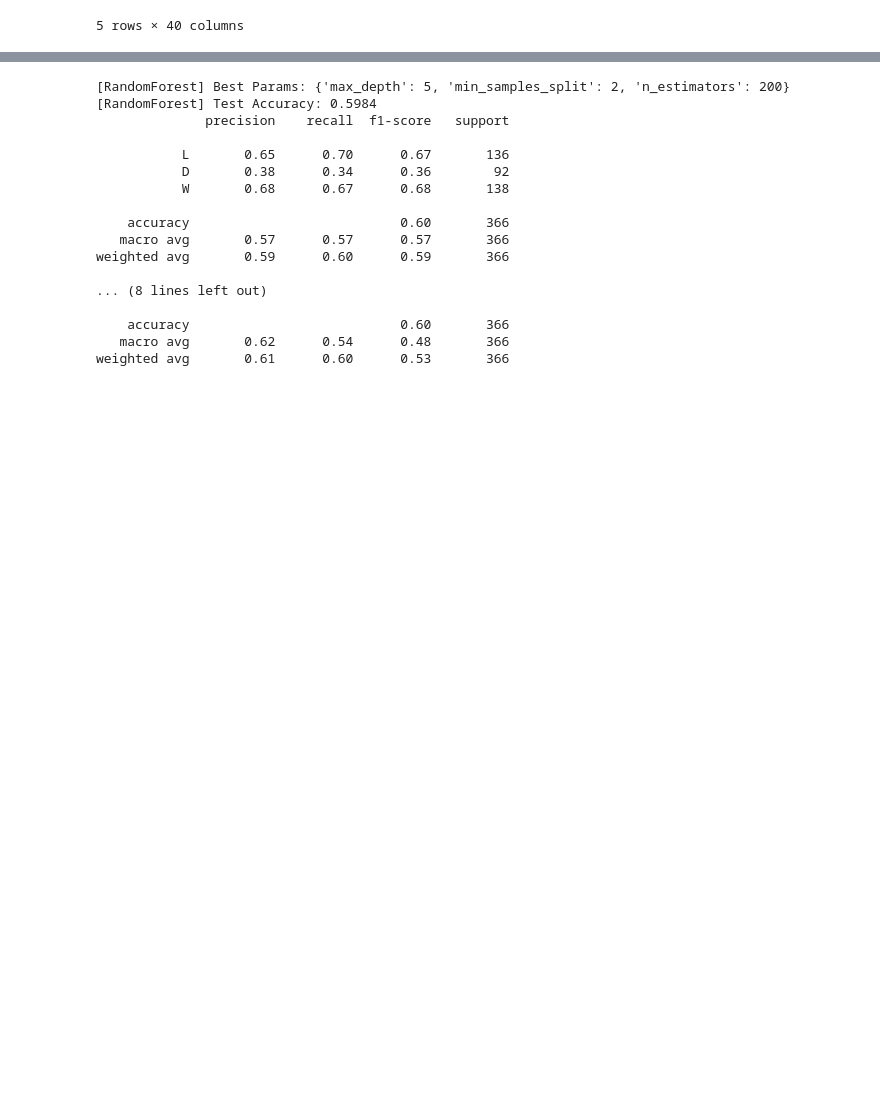
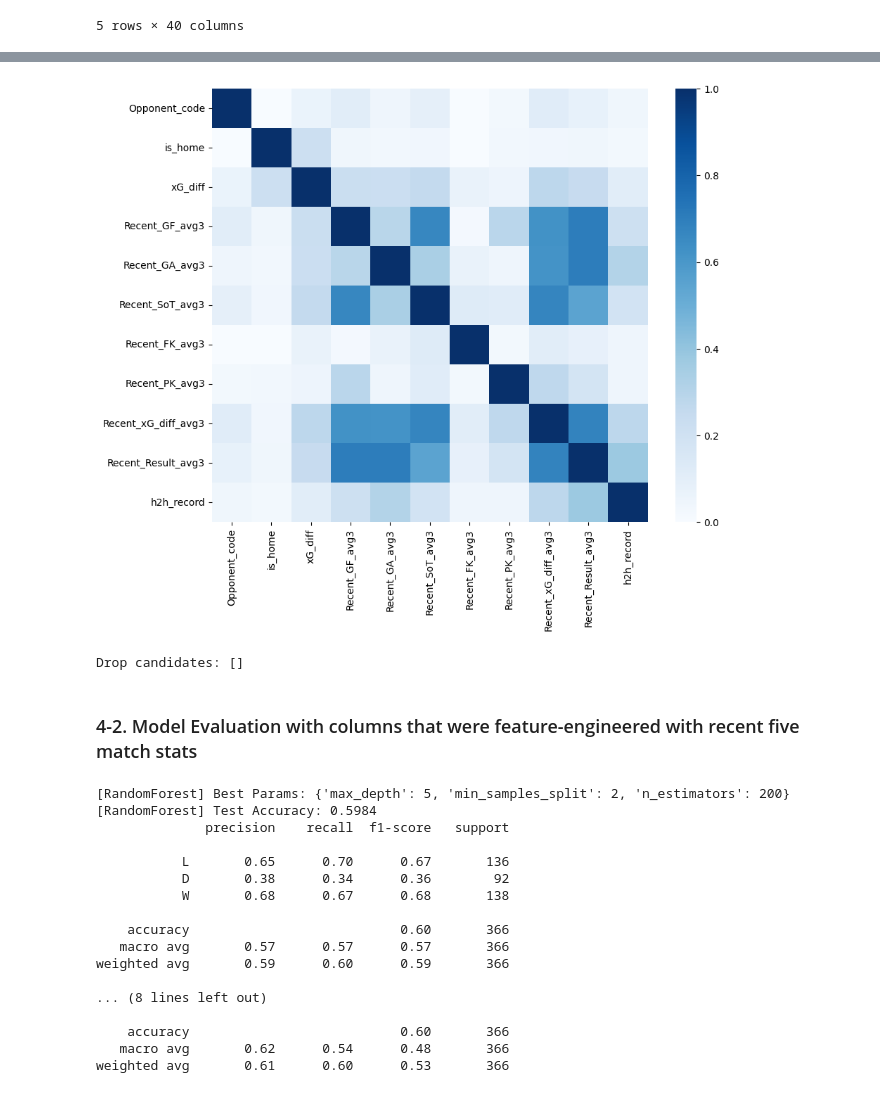
Before and after one commit to Youngsang-Cho1/Premier-League-Prediction, a Jupyter notebook: Prem_Prediction_Model.ipynb, the cells around one changed output, grey strips where cells are left out. Cells and saved outputs as stored; diff of their text form; code cells hidden in the pictures; blank space fills up the shorter version.

```diff
--- a/Prem_Prediction_Model.ipynb
+++ b/Prem_Prediction_Model.ipynb
@@ -351,3 +418,19 @@ y_test = test['Result'].astype(int)
+# %%
+corr = X_train[feature_cols].corr().abs()
+
+plt.figure(figsize=(10,8))
+sns.heatmap(corr, cmap='Blues', vmin=0, vmax=1)
+plt.show()
+
+threshold = 0.85
+upper = corr.where(np.triu(np.ones(corr.shape), k=1).astype(bool))
+to_drop = [col for col in upper.columns if any(upper[col] > threshold)]
+print("Drop candidates:", to_drop)
+# %% [output]
+[figure, added]
+Drop candidates: []
+# %% [markdown]
+### 4-2. Model Evaluation with columns that were feature-engineered with recent five match stats
 # %%
 tscv = TimeSeriesSplit(n_splits=5)
 
```
Also changed, not shown: parts of 29 cells of this notebook, 1 other file.
